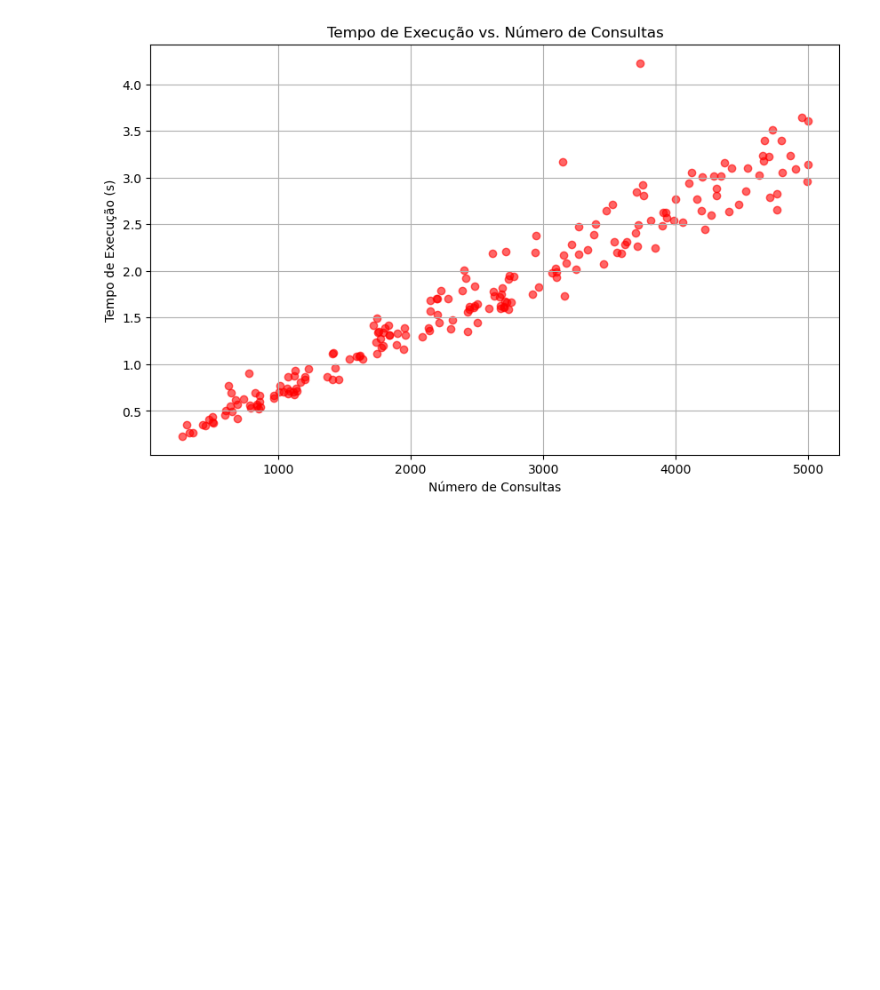
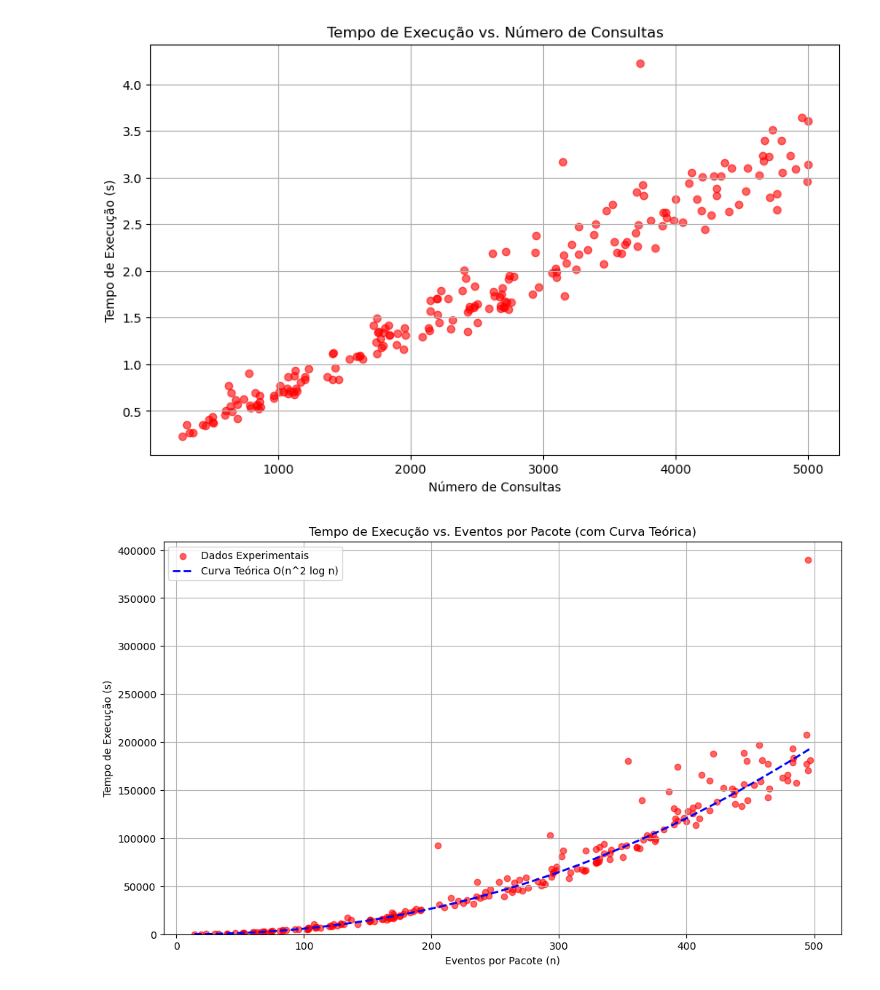
Before and after one commit to smolinskiJP/TP-3-ED, a Jupyter notebook: analyses.ipynb, the cells around one changed output. Saved outputs shown, nothing was run; the diff lists cells and outputs as text; code cells hidden in the pictures; blank space fills up the shorter version.

```diff
--- a/analyses.ipynb
+++ b/analyses.ipynb
@@ -73,3 +74,80 @@ else:
     print("Execute o script executor.py primeiro.")
 # %% [output]
 [figure]
+# %%
+import pandas as pd
+import matplotlib.pyplot as plt
+import numpy as np  # Importa a biblioteca numpy para funções matemáticas
+import os
+
+# Define o caminho para o diretório de resultados
+RESULTS_DIR = "data"
+EVENTS_CSV = os.path.join(RESULTS_DIR, "resultados_eventos.csv")
+
+# Verifica se o arquivo de resultados existe
+if os.path.exists(EVENTS_CSV):
+    # Lê os dados do arquivo CSV
+    df_eventos = pd.read_csv(EVENTS_CSV)
+
+    # Remove linhas onde 'eventos_por_pacote' é 0 ou 1 para evitar erros de log ou divisão por zero
+    df_eventos = df_eventos[df_eventos['eventos_por_pacote'] > 1].copy()
+    df_eventos = df_eventos.assign(real=df_eventos.get('tempo_execucao_s') * df_eventos.get('eventos_por_pacote')* df_eventos.get('eventos_por_pacote') * np.log(df_eventos.get('eventos_por_pacote')))
+
+    # Ordena os dados pelo eixo x para a curva teórica ficar suave
+    df_eventos = df_eventos.sort_values(by='eventos_por_pacote')
+
+    # --- Plot dos Dados Experimentais ---
+    plt.figure(figsize=(12, 7))
+    plt.scatter(
+        df_eventos['eventos_por_pacote'],
+        df_eventos['real'],
+        alpha=0.6,
+        color='red',
+        label='Dados Experimentais'
+    )
+
+    # --- Plot da Curva Teórica O(n log n) ---
+
+    # CORREÇÃO: Cálculo dinâmico do fator de escala para um ajuste automático.
+    # 1. Calcula a relação y / (n * log(n)) para cada ponto.
+    #    Isso nos dá uma estimativa do fator de escala 'c' para cada medida.
+    n_log_n = df_eventos['eventos_por_pacote'] *df_eventos['eventos_por_pacote'] * np.log2(df_eventos['eventos_por_pacote'])
+    fatores_escala = df_eventos['real'] / n_log_n
+
+    # 2. Usa a mediana dos fatores como o fator de escala final.
+    #    A mediana é mais robusta a outliers do que a média.
+    fator_escala_dinamico = fatores_escala.median()
+
+    # 3. Cria um eixo x suave para a curva teórica.
+    x_teorico = np.linspace(
+        df_eventos['eventos_por_pacote'].min(),
+        df_eventos['eventos_por_pacote'].max(),
+        200
+    )
+
+    # 4. Calcula a curva teórica usando o fator de escala dinâmico.
+    y_teorico = fator_escala_dinamico * x_teorico* x_teorico * np.log2(x_teorico)
+
+    # 5. Plota a curva teórica
+    plt.plot(
+        x_teorico,
+        y_teorico,
+        color='blue',
+        linestyle='--',
+        linewidth=2,
+        label='Curva Teórica O(n^2 log n)'
+    )
+
+    # Adiciona títulos e rótulos aos eixos
+    plt.title('Tempo de Execução vs. Eventos por Pacote (com Curva Teórica)')
+    plt.xlabel('Eventos por Pacote (n)')
+    plt.ylabel('Tempo de Execução (s)')
+    plt.legend() # Adiciona a legenda para identificar os plots
+    plt.grid(True)
+    plt.ylim(bottom=0) # Garante que o eixo y comece em 0 para melhor visualização
+    plt.show()
+else:
+    print(f"Arquivo não encontrado: {EVENTS_CSV}")
+    print("Execute o script executor.py primeiro.")
+# %% [output]
+[figure, added]
```
Also changed, not shown: parts of 1 cell of this notebook, 7 other files.
